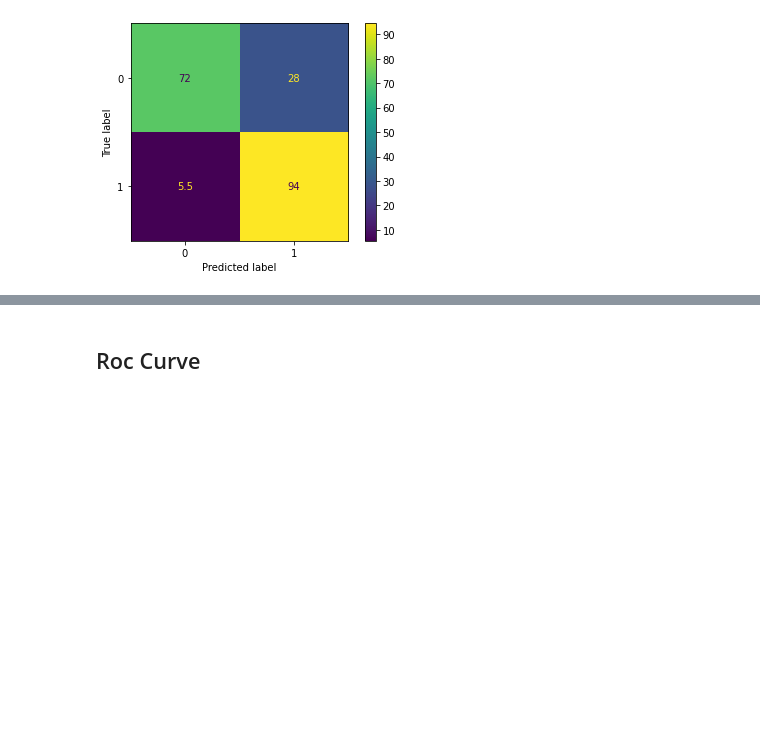
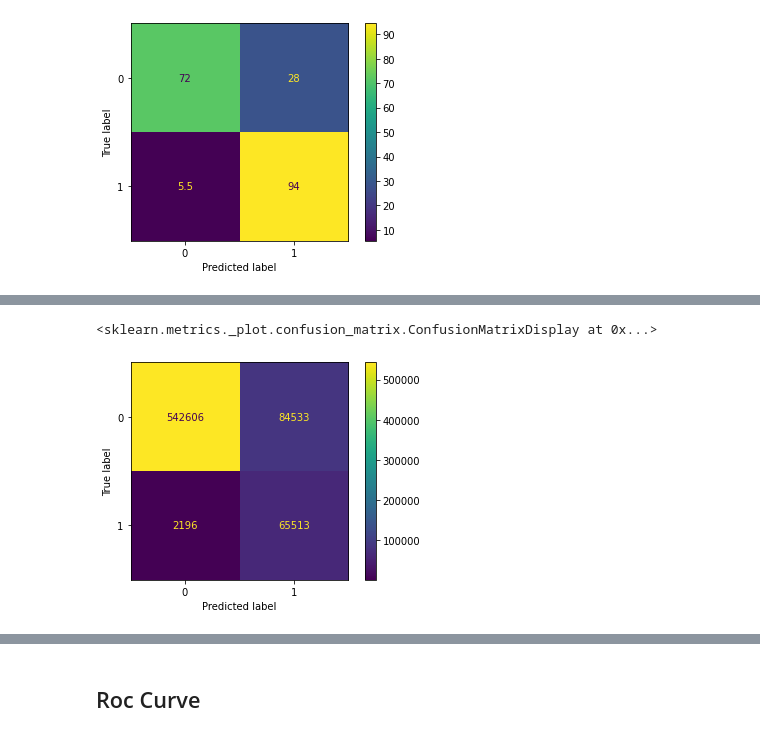
Before and after one commit to TRIUMF-Capstone2022/richai, a Jupyter notebook: notebooks/pointnet_run.ipynb, the cells around one changed output, grey strips where cells are left out. Saved outputs shown, nothing was run; the diff lists cells and outputs as text; code cells hidden in the pictures; blank space fills up the shorter version.

```diff
--- a/notebooks/pointnet_run.ipynb
+++ b/notebooks/pointnet_run.ipynb
@@ -96,0 +105,9 @@ ConfusionMatrixDisplay(norm_cm).plot()
+# %%
+run4_df = pd.read_csv("saved_models/pointnet_momentum_radius_delta_0.5_16e_0706.csv")
+cm = confusion_matrix(run4_df["labels"], run4_df["predictions"])
+norm_cm = cm.astype("float") * 100.0 / cm.sum(axis=1)[:, np.newaxis]
+
+ConfusionMatrixDisplay(cm).plot()
+# %% [output]
+<sklearn.metrics._plot.confusion_matrix.ConfusionMatrixDisplay at 0x...>
+[figure, added]
```
Also changed, not shown: parts of 4 cells of this notebook.
